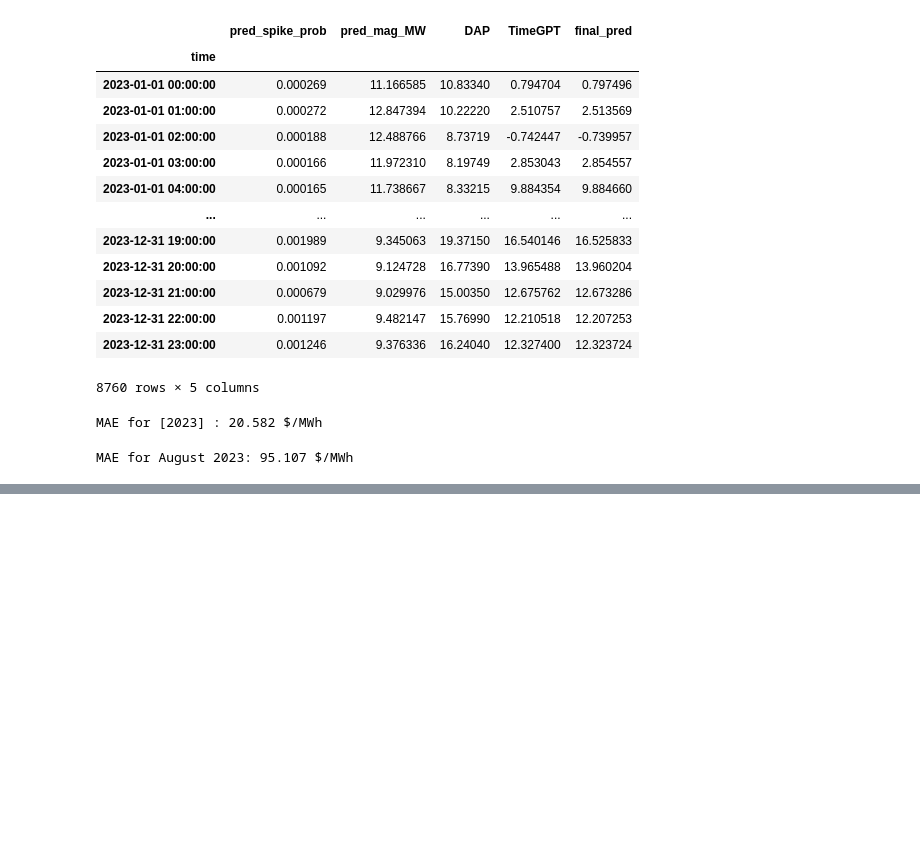
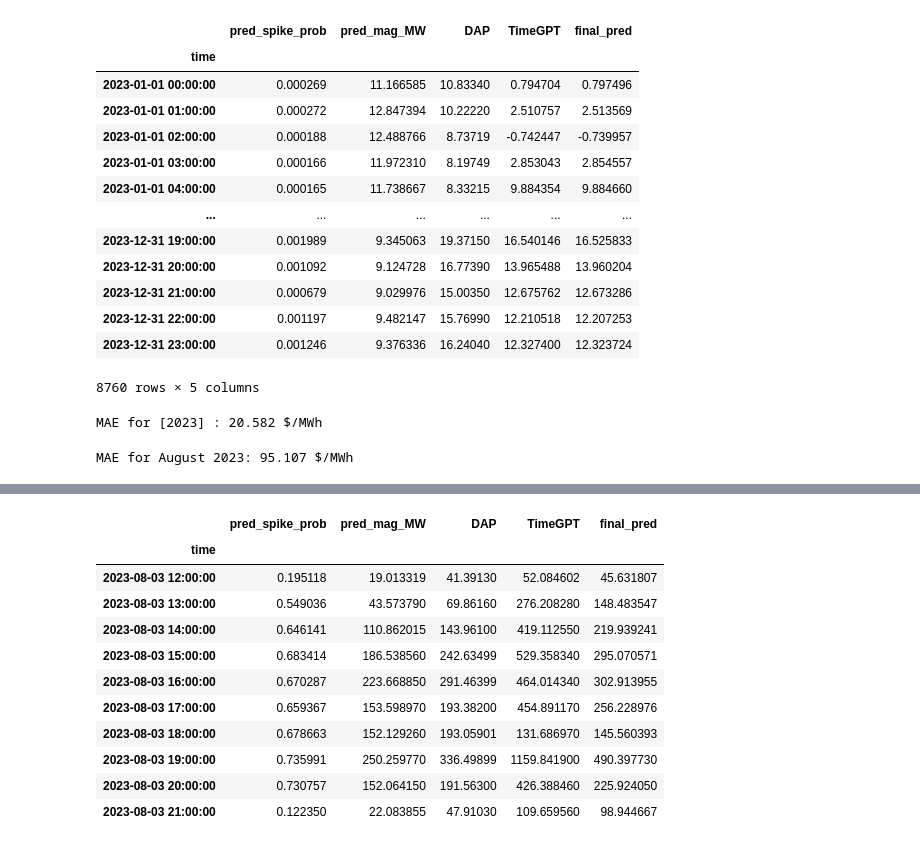
Before and after one commit to nathandwei/ConcordNewEnergy, a Jupyter notebook: Final Results.ipynb, the cells around one changed output, grey strips where cells are left out. Drawn from its saved outputs; the diff is of its cells as text; code cells hidden in the pictures; blank space fills up the shorter version.

```diff
--- a/Final Results.ipynb
+++ b/Final Results.ipynb
@@ -120,0 +158,15 @@ MAE for August 2023: 95.107 $/MWh
+# %%
+df.loc["2023-08-03"].between_time("12:00", "21:00")
+# %% [output]
+|  | pred_spike_prob | pred_mag_MW | DAP | TimeGPT | final_pred |
+| time |  |  |  |  |  |
+| 2023-08-03 12:00:00 | 0.195118 | 19.013319 | 41.39130 | 52.084602 | 45.631807 |
+| 2023-08-03 13:00:00 | 0.549036 | 43.573790 | 69.86160 | 276.208280 | 148.483547 |
+| 2023-08-03 14:00:00 | 0.646141 | 110.862015 | 143.96100 | 419.112550 | 219.939241 |
+| 2023-08-03 15:00:00 | 0.683414 | 186.538560 | 242.63499 | 529.358340 | 295.070571 |
+| 2023-08-03 16:00:00 | 0.670287 | 223.668850 | 291.46399 | 464.014340 | 302.913955 |
+| 2023-08-03 17:00:00 | 0.659367 | 153.598970 | 193.38200 | 454.891170 | 256.228976 |
+| 2023-08-03 18:00:00 | 0.678663 | 152.129260 | 193.05901 | 131.686970 | 145.560393 |
+| 2023-08-03 19:00:00 | 0.735991 | 250.259770 | 336.49899 | 1159.841900 | 490.397730 |
+| 2023-08-03 20:00:00 | 0.730757 | 152.064150 | 191.56300 | 426.388460 | 225.924050 |
+| 2023-08-03 21:00:00 | 0.122350 | 22.083855 | 47.91030 | 109.659560 | 98.944667 |
```
Also changed, not shown: parts of 2 cells of this notebook.
